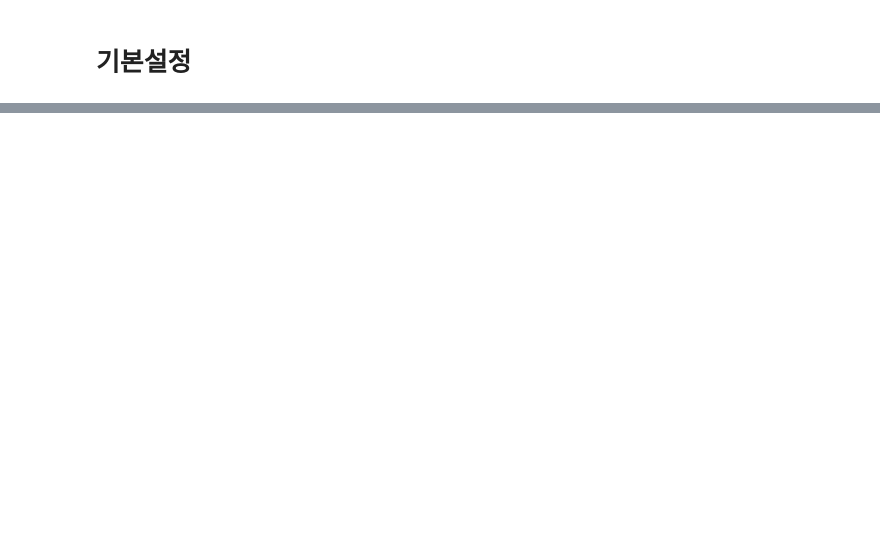
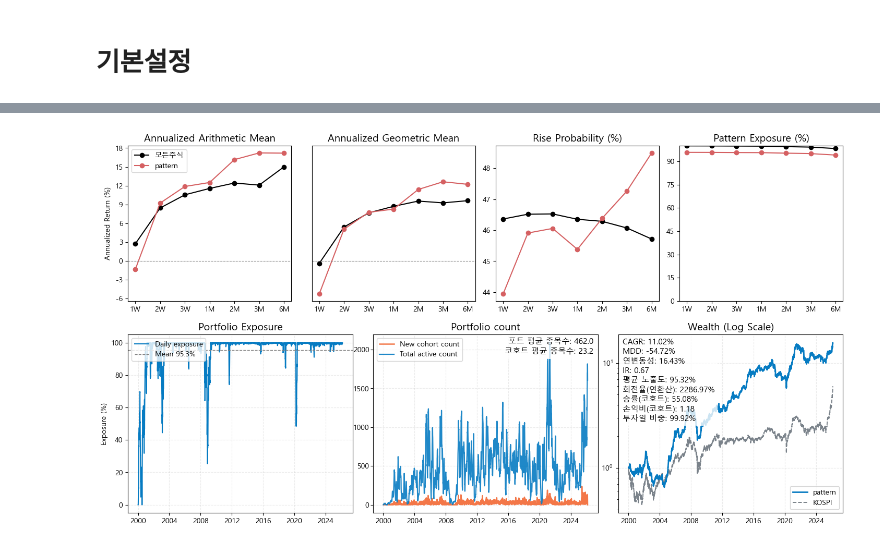
Before and after one commit to gem763/metricstudio, a Jupyter notebook: 실험 2026.03.13.ipynb, the cells around one changed output, grey strips where cells are left out. Saved outputs shown, nothing was run; the diff lists cells and outputs as text; code cells hidden in the pictures; blank space fills up the shorter version.

```diff
--- a/실험 2026.03.13.ipynb
+++ b/실험 2026.03.13.ipynb
@@ -179,0 +40,7 @@ simul.plot()
+# %%
+strat = (bb + uptrend).named('pattern')
+stats = bt.analyze(strat)
+simul = bt.run(pattern="pattern", target_horizon=20, trade_price_mode='당일종가')
+stats.plot_with_simulator(simul, annualized=True, show_kospi=True, hspace=0.2, wspace=0.5)
+# %% [output]
+[figure, added]
```
Also changed, not shown: parts of 24 cells of this notebook, 11 other files.
